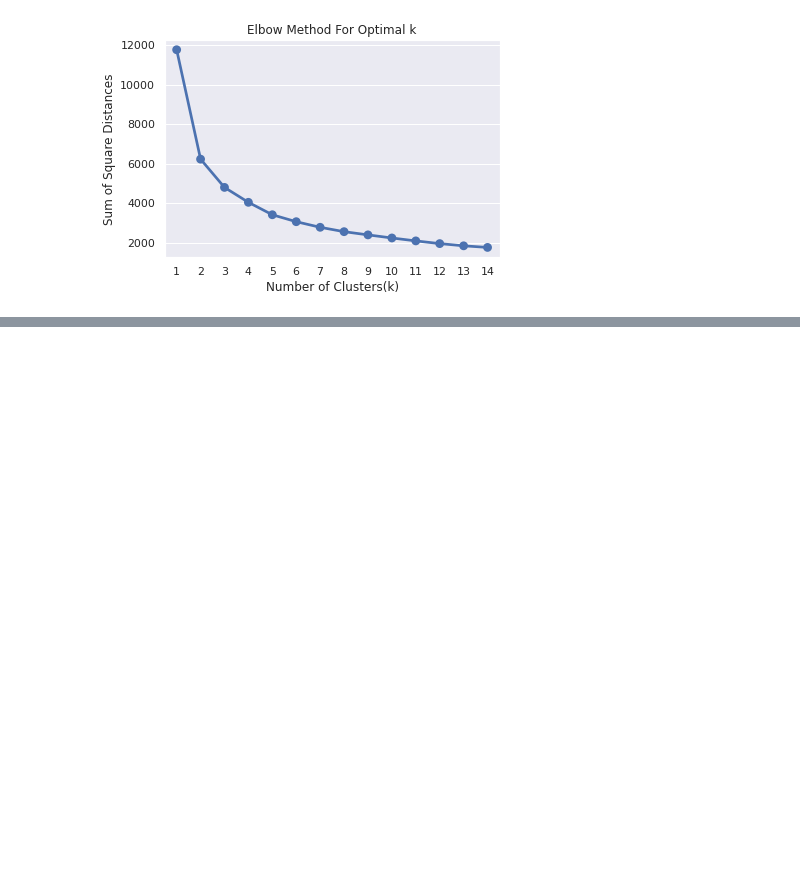
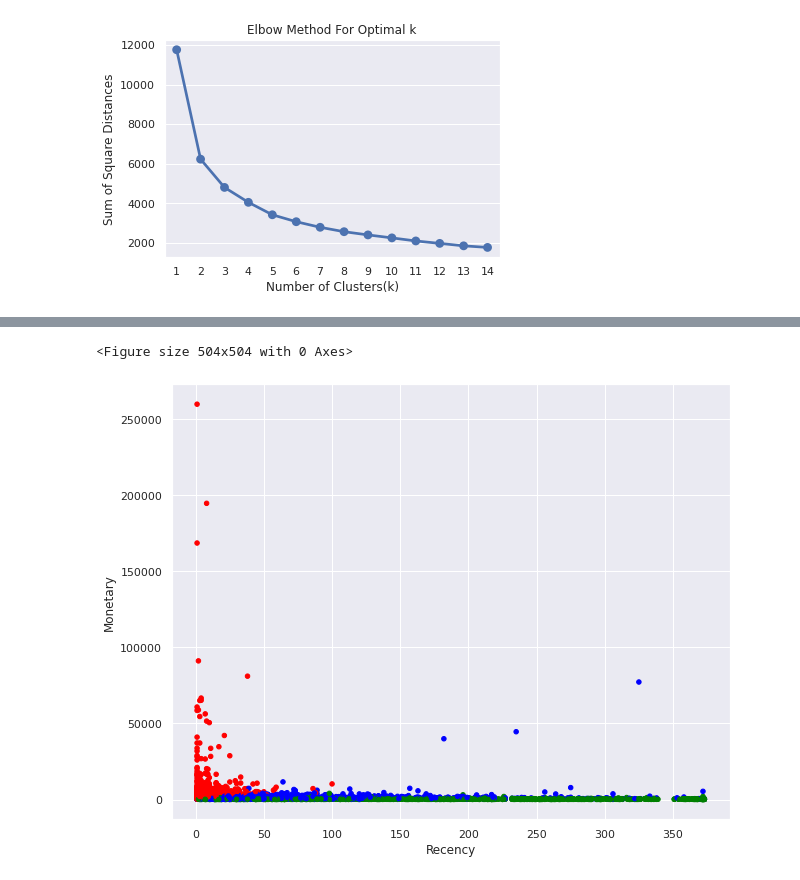
Before and after one commit to choudhurysibani120/customer-segmentation, a Jupyter notebook: Online_Retail_Customer_Segmentation_sibani_choudhury_Capstone_Project.ipynb, the cells around one changed output, grey strips where cells are left out. Drawn from its saved outputs; the diff is of its cells as text; code cells hidden in the pictures; blank space fills up the shorter version.

```diff
--- a/Online_Retail_Customer_Segmentation_sibani_choudhury_Capstone_Project.ipynb
+++ b/Online_Retail_Customer_Segmentation_sibani_choudhury_Capstone_Project.ipynb
@@ -510,0 +519,16 @@ ax = RFMScores.plot(
+# %%
+from matplotlib import pyplot as plt
+plt.figure(figsize=(7,7))
+
+##Scatter Plot Frequency Vs Recency
+Colors = ["red", "green", "blue"]
+RFMScores['Color'] = RFMScores['Cluster'].map(lambda p: Colors[p])
+ax = RFMScores.plot(
+    kind="scatter",
+    x="Recency", y="Monetary",
+    figsize=(10,8),
+    c = RFMScores['Color']
+)
+# %% [output]
+<Figure size 504x504 with 0 Axes>
+[figure, added]
```
Also changed, not shown: parts of 14 cells of this notebook.
